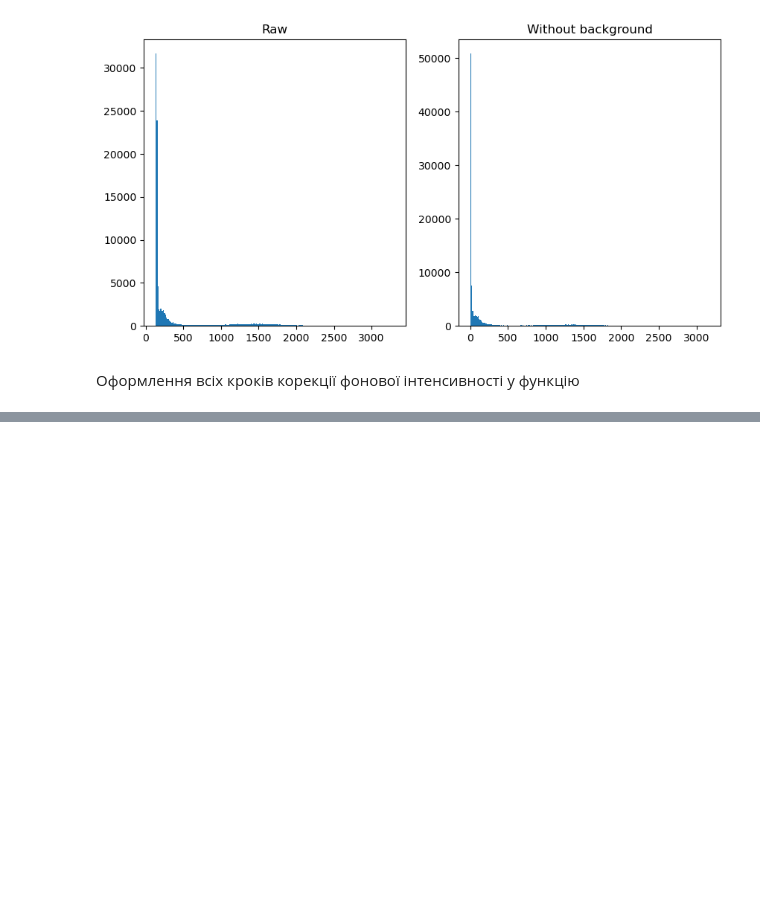
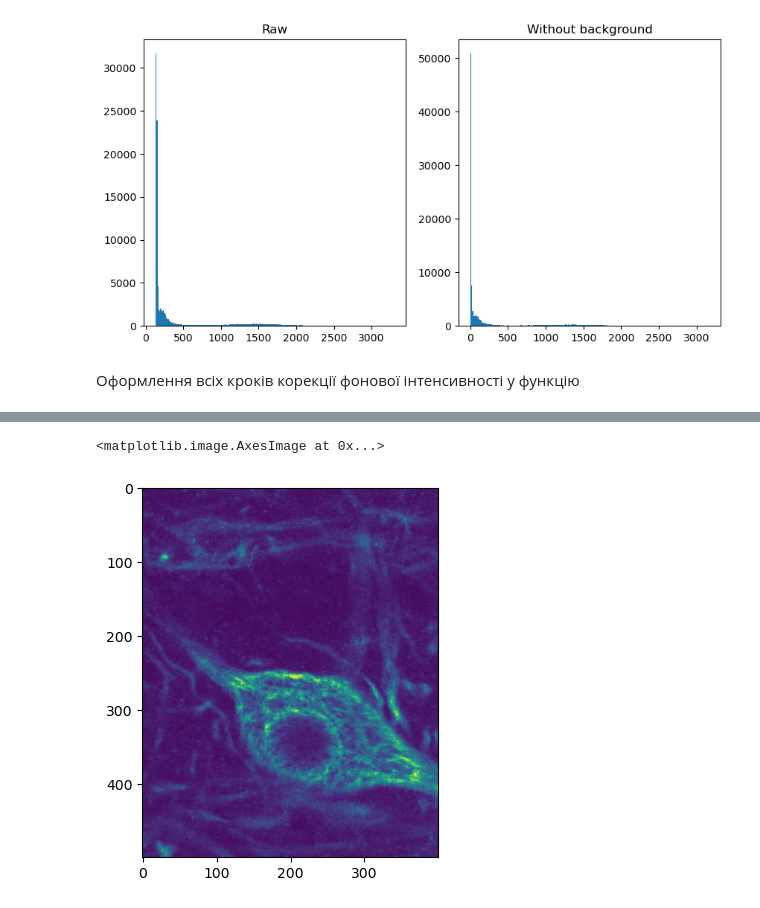
Before and after one commit to drBat1998/BioInUA_2025_img_analysis, a Jupyter notebook: course_data/1_img_as_arrays.ipynb, the cells around one changed output, grey strips where cells are left out. Saved outputs shown, nothing was run; the diff lists cells and outputs as text; code cells hidden in the pictures; blank space fills up the shorter version.

```diff
--- a/course_data/1_img_as_arrays.ipynb
+++ b/course_data/1_img_as_arrays.ipynb
@@ -313,0 +337,5 @@ def background_correction(input_img:np.ndarray, background_percentile:float=1):
+# %%
+plt.imshow(x)
+# %% [output]
+<matplotlib.image.AxesImage at 0x...>
+[figure, added]
```
Also changed, not shown: parts of 5 cells of this notebook.
